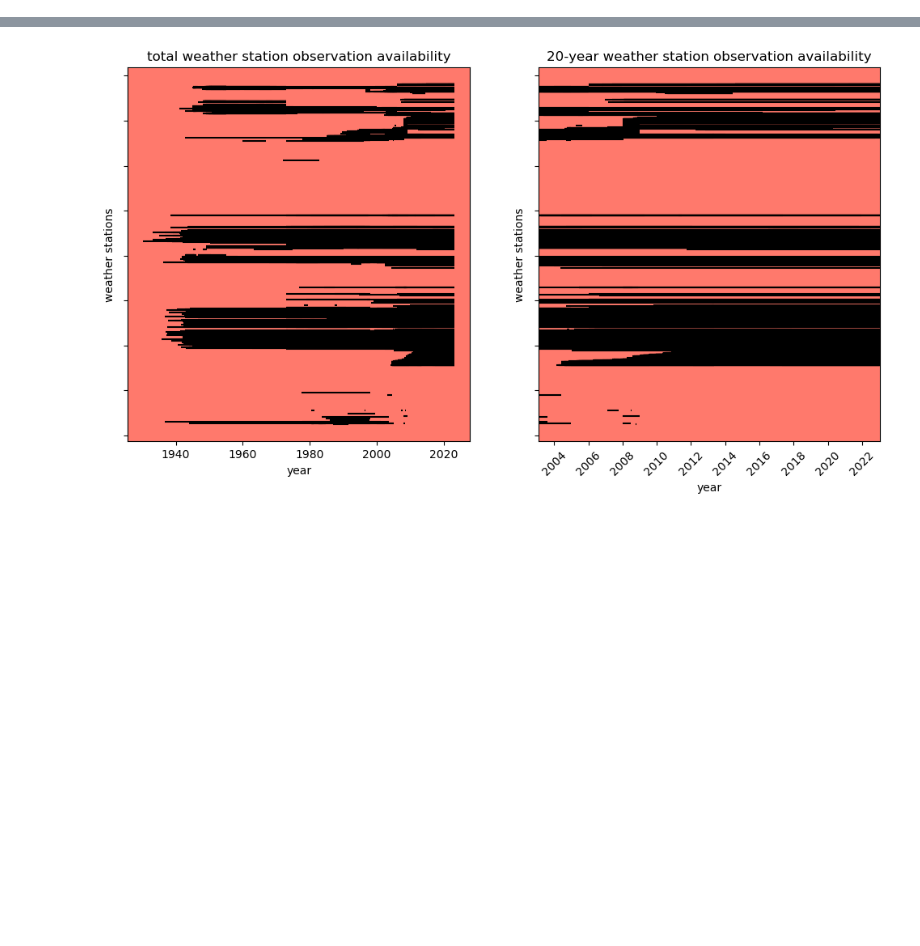
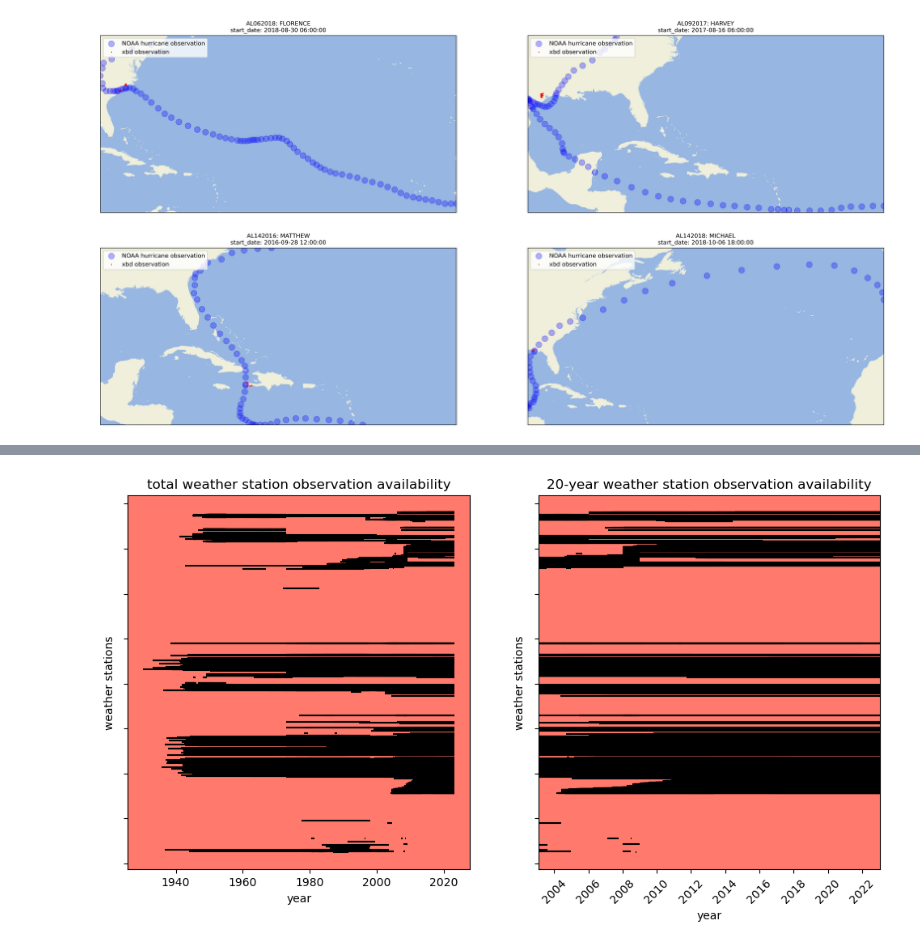
Before and after one commit to ai4er-cdt/hurricane-harm-herald, a Jupyter notebook: notebooks/Visualise_EFs/visualise_weather.ipynb, the cells around one changed output, grey strips where cells are left out. Cells and saved outputs as stored; diff of their text form; code cells hidden in the pictures; blank space fills up the shorter version.

```diff
--- a/notebooks/Visualise_EFs/visualise_weather.ipynb
+++ b/notebooks/Visualise_EFs/visualise_weather.ipynb
@@ -28,10 +20,11 @@ import gtc_functions
 google_drive_personal_key = '/Users/orlandotimmerman/Library/CloudStorage/GoogleDrive-rt582@cam.ac.uk/.shortcut-targets-by-id/132Xl9yWOGKPM7ybLH0oa9c3dJGYrXkjC/'
 # %%
 ### LOAD IN RELEVANT DFS
-
+# /Users/orlandotimmerman/Library/CloudStorage/GoogleDrive-rt582@cam.ac.uk/.shortcut-targets-by-id/132Xl9yWOGKPM7ybLH0oa9c3dJGYrXkjC/datasets/xBD_data/xbd_points_posthurr_reformatted.pkl
 # xbd observation points
-df_xbd_points_path = google_drive_personal_key + 'datasets/xBD_data/xbd_points_posthurr_reformatted.pkl'
-df_xbd_points = pd.read_pickle(df_xbd_points_path)
+df_xbd_points_path = google_drive_personal_key + '/datasets/processed_data/metadata_pickle/lnglat_pre_pol_post_damage.pkl'
+# df_xbd_points_path = google_drive_personal_key + 'datasets/xBD_data/xbd_points_posthurr_reformatted.pkl'
+df_xbd_points = gtc_functions.standardise_xbd_obs_df(pd.read_pickle(df_xbd_points_path))
 # noaa 6-hourly
 df_noaa_pkl_path = google_drive_personal_key + 'datasets/EFs/weather_data/noaa_hurricanes.pkl'
 df_noaa_weather = pd.read_pickle(df_noaa_pkl_path)
@@ -41,6 +34,6 @@ df_stations = pd.read_pickle(df_stations_pkl_path)
 # noaa six-hourly closest to each xbd point
 df_noaa_xbd_pkl_path = google_drive_personal_key + 'datasets/EFs/weather_data/xbd_obs_noaa_six_hourly.pkl'
 df_noaa_xbd_weather = pd.read_pickle(df_noaa_xbd_pkl_path)
-# weather stations infor for each xbd point
+# weather stations info for each xbd point
 df_stations_xbd_pkl_path = google_drive_personal_key + 'datasets/EFs/weather_data/xbd_stations_info.pkl'
 df_stations_xbd = pd.read_pickle(df_stations_xbd_pkl_path)
@@ -46,0 +339,5 @@ df_stations_xbd = pd.read_pickle(df_stations_xbd_pkl_path)
+# %%
+# plot all xbd hurricane tracks
+gtc_functions.plot_hurricane_event_tracks(df_xbd_hurricanes_noaa, df_xbd_points)
+# %% [output]
+[figure, added]
```
Also changed, not shown: parts of 73 cells of this notebook.
